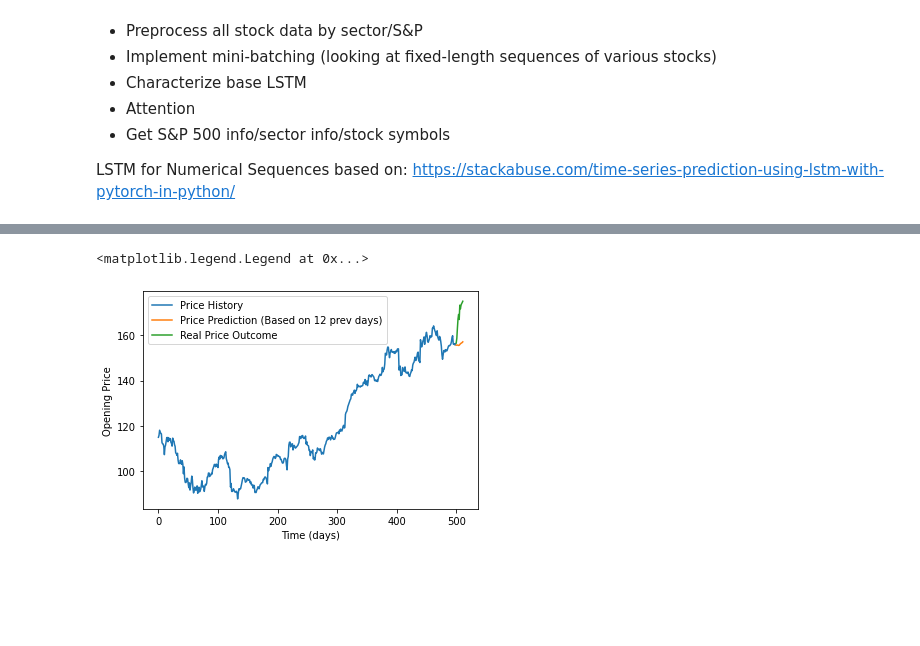
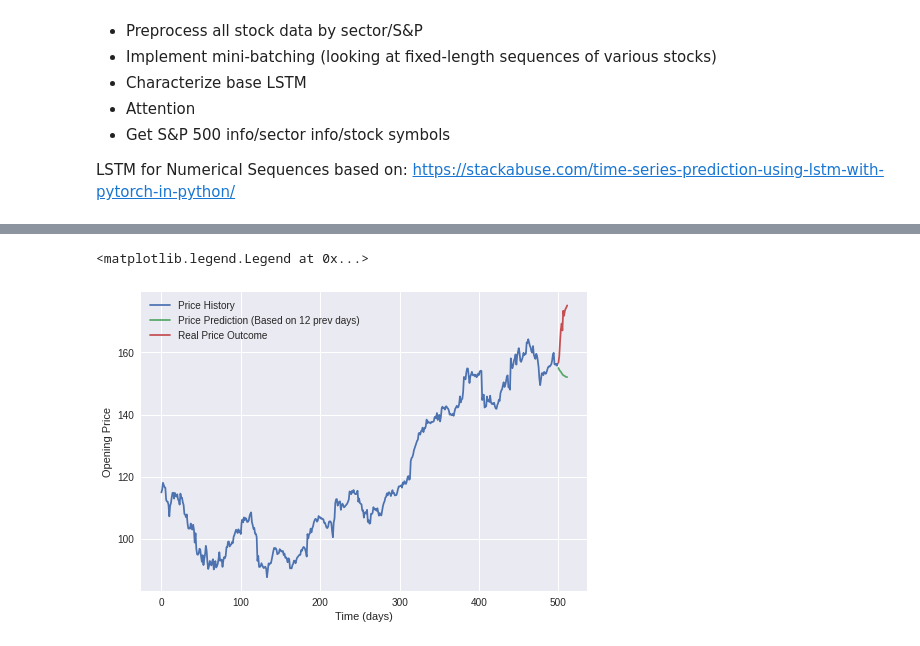
Before and after one commit to anish-neervannan/ese546_final_project, a Jupyter notebook: ese546_final_project.ipynb, the cells around one changed output, grey strips where cells are left out. Cells and saved outputs as stored; diff of their text form; code cells hidden in the pictures; blank space fills up the shorter version.

```diff
--- a/ese546_final_project.ipynb
+++ b/ese546_final_project.ipynb
@@ -49,10 +30,14 @@ For example, graph AAPL over time.
 # %%
 import pandas as pd
 import matplotlib.pyplot as plt
+plt.style.use('seaborn')
 
 aapl_data = pd.read_csv("Stocks/aapl.us.txt")
 print(aapl_data.head())
-plt.plot(aapl_data.Open)
+plt.plot(aapl_data.Open);
+plt.xlabel("Days since Sept 7 1984")
+plt.ylabel("Opening Price (USD)");
+plt.title("AAPL Opening Price Over Time")
 # %% [output]
          Date     Open     High      Low    Close    Volume  OpenInt
 0  1984-09-07  0.42388  0.42902  0.41874  0.42388  23220030        0
@@ -129,15 +114,17 @@ class LSTM(nn.Module):
 # %%
 epochs = 150
 seq_len = 12
-print_and_save_interval = 5
+print_and_save_interval = 1
 num_batches = len(train_data_normalized) - seq_len
 
 model = LSTM().to(device)
 criterion = nn.L1Loss()
 optimizer = torch.optim.Adam(model.parameters(), lr=0.001)
 
+tr_losses = np.zeros(epochs)
+
 print(model)
-
+#Training Loop
 for epoch in range(epochs):
     for j in range(num_batches):
         # Fetch the batched data and push to GPU
@@ -158,9 +145,13 @@ for epoch in range(epochs):
         loss.backward()
         optimizer.step()
 
-    # TODO: Save average losses more frequently and plot them
+        # Record average loss over each epoch
+        tr_losses[epoch] += loss.item()/num_batches
+
+    # Report loss every few epochs
     if epoch % print_and_save_interval == 0:
-        print ('Epoch [{}/{}], Training Loss: {:.4f}'.format(epoch+1, epochs, loss.item()))
+        print ('Epoch [{}/{}], Training Loss: {:.4f}'.format(epoch+1, epochs, tr_losses[epoch]))
+
 
 print ('Epoch [{}/{}], Training Loss: {:.4f}'.format(epoch+1, epochs, loss.item()))
 # %% [output]
@@ -197,13 +196,13 @@ for i in range(num_preds):
 # %%
 actual_predictions = scaler.inverse_transform(np.array(test_inputs[seq_len:] ).reshape(-1, 1))
 # %%
-ts = np.arange(0,train_data_size + test_data_size,1)
-plt.plot(ts[:train_data_size],train_data)
-plt.plot(ts[-test_data_size:],actual_predictions)
-plt.plot(ts[-test_data_size:],stock_opens[-test_data_size:])
+ts = np.arange(0,train_size + test_size,1)
+plt.plot(ts[:train_size],train_data)
+plt.plot(ts[-test_size:],actual_predictions)
+plt.plot(ts[-test_size:],stock_np[-test_size:])
 plt.xlabel('Time (days)')
 plt.ylabel('Opening Price')
 plt.legend(['Price History', 'Price Prediction (Based on 12 prev days)','Real Price Outcome'])
 # %% [output]
 <matplotlib.legend.Legend at 0x...>
-[figure, old version]
+[figure, new version]
```
Also changed, not shown: parts of 5 cells of this notebook.
